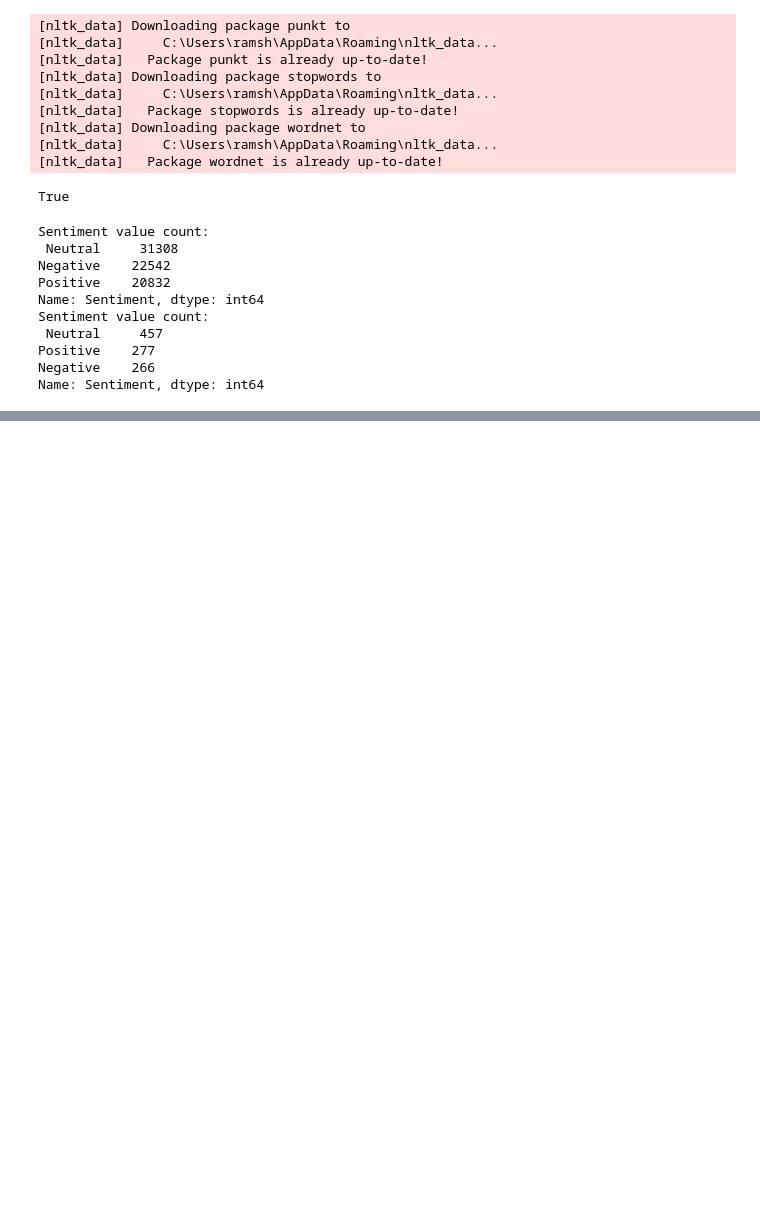
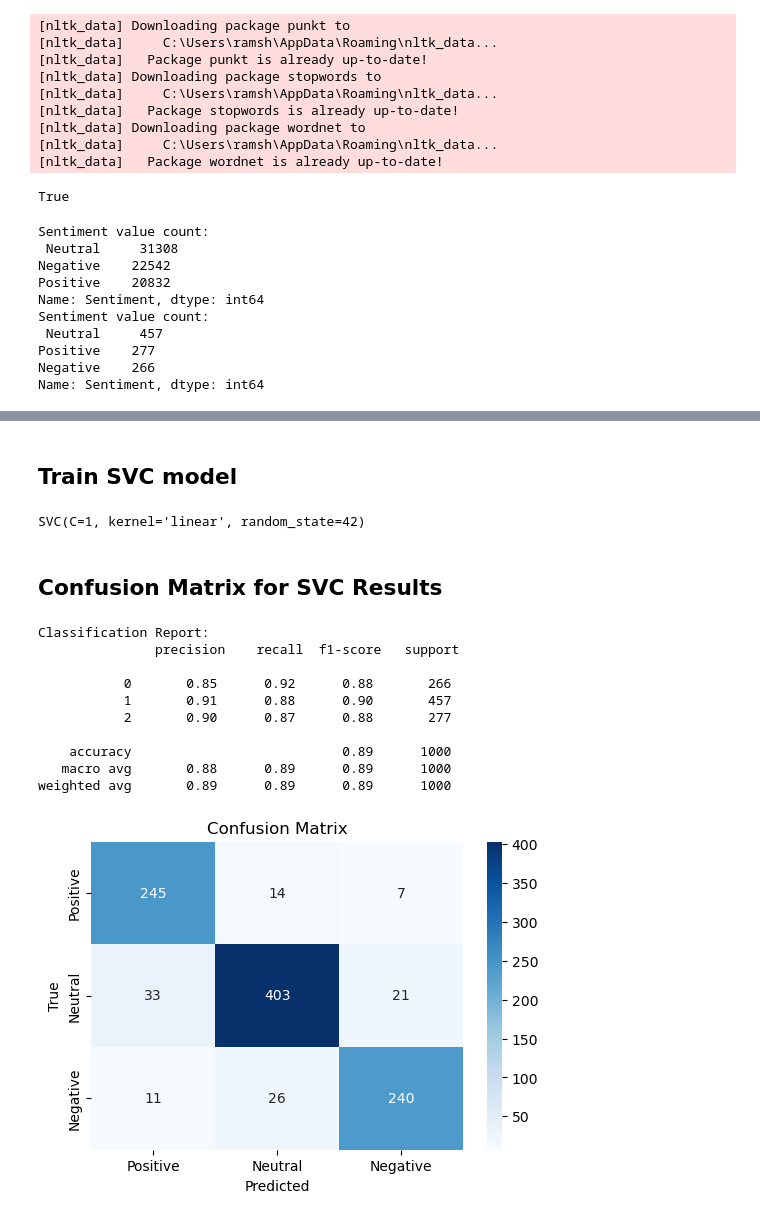
Before and after one commit to Ramsha-amir26/Twitter-Sentiment-Prediction, a Jupyter notebook: Twitter-Sentiment-Analysis.ipynb, the cells around one changed output, grey strips where cells are left out. Cells and saved outputs as stored; diff of their text form; code cells hidden in the pictures; blank space fills up the shorter version.

Commit message:
add svc model

```diff
--- a/Twitter-Sentiment-Analysis.ipynb
+++ b/Twitter-Sentiment-Analysis.ipynb
@@ -265,0 +267,2 @@ NameError: name 'np' is not defined
+# %% [markdown]
+## Train SVC model
@@ -265,0 +283,43 @@ NameError: name 'np' is not defined
+# %%
+vectorizer = TfidfVectorizer(max_features=10000, ngram_range=(1, 2))
+
+
+X_train_tfidf = vectorizer.fit_transform(df_train['cleaned_tweet'])
+X_test_tfidf = vectorizer.transform(df_test['cleaned_tweet'])
+
+y_train = df_train['encoded_sentiment']
+y_test = df_test['encoded_sentiment']
+# %%
+svm_model = SVC(kernel='linear', C=1, random_state=42)
+
+svm_model.fit(X_train_tfidf, y_train)
+# %% [output]
+SVC(C=1, kernel='linear', random_state=42)
+# %% [markdown]
+## Confusion Matrix for SVC Results
+# %%
+y_pred = svm_model.predict(X_test_tfidf)
+
+print("Classification Report:\n", classification_report(y_test, y_pred))
+
+conf_matrix = confusion_matrix(y_test, y_pred)
+plt.figure(figsize=(6, 4))
+sns.heatmap(conf_matrix, annot=True, fmt='d', cmap='Blues',
+            xticklabels=['Positive', 'Neutral', 'Negative'],
+            yticklabels=['Positive', 'Neutral', 'Negative'])
+plt.xlabel('Predicted')
+plt.ylabel('True')
+plt.title('Confusion Matrix')
+plt.show()
+# %% [output]
+Classification Report:
+               precision    recall  f1-score   support
+
+           0       0.85      0.92      0.88       266
+           1       0.91      0.88      0.90       457
+           2       0.90      0.87      0.88       277
+
+    accuracy                           0.89      1000
+   macro avg       0.88      0.89      0.89      1000
+weighted avg       0.89      0.89      0.89      1000
+[figure, added]
```
Also changed, not shown: parts of 25 cells of this notebook.
